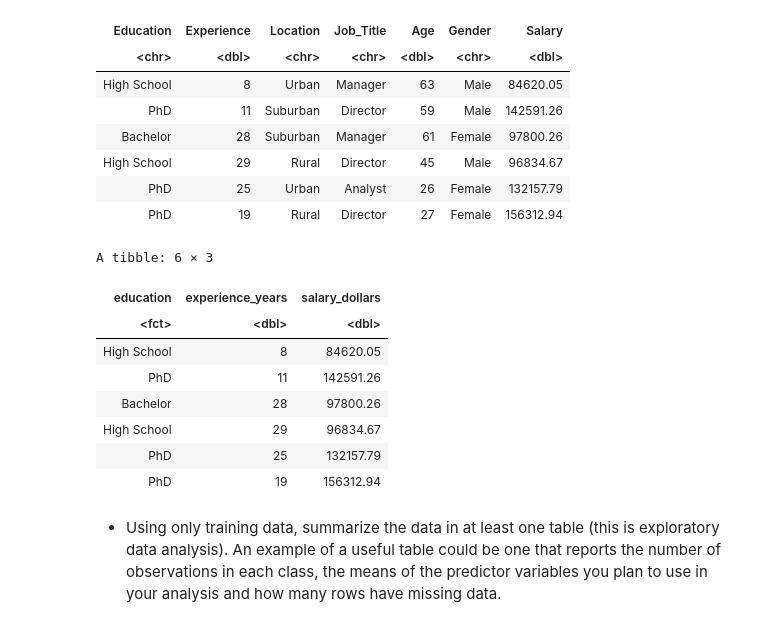
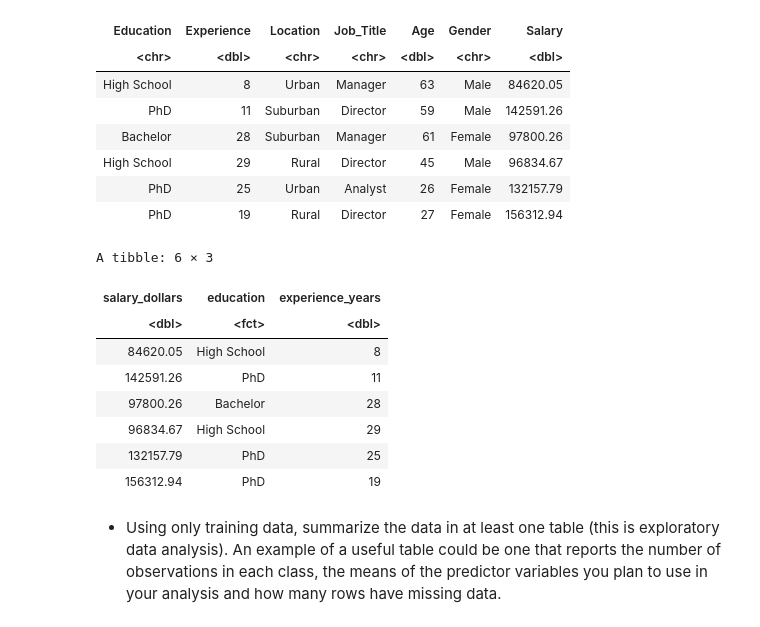
Before and after one commit to WhenLifeHandsYouLemons/DSCI-Project, a Jupyter notebook: report.ipynb, the cells around one changed output. Cells and saved outputs as stored; diff of their text form; code cells hidden in the pictures.

```diff
--- a/report.ipynb
+++ b/report.ipynb
@@ -60,23 +60,23 @@ A tibble: 6 × 7
 # %%
 # Rename all the columns to include the units and be in lowercase
 # Then select the newly mutated columns only
 df_tidy <- df_untidy |>
     mutate(education = Education, experience_years = Experience, salary_dollars = Salary) |>
-    select(education, experience_years, salary_dollars) |>
+    select(salary_dollars, education, experience_years) |>
     mutate(salary_dollars = round(salary_dollars, 2)) |>
     mutate(education = as_factor(education))
 
 head(df_tidy)
 # %% [output]
 A tibble: 6 × 3
-| education | experience_years | salary_dollars |
-| <fct> | <dbl> | <dbl> |
-| High School | 8 | 84620.05 |
-| PhD | 11 | 142591.26 |
-| Bachelor | 28 | 97800.26 |
-| High School | 29 | 96834.67 |
-| PhD | 25 | 132157.79 |
-| PhD | 19 | 156312.94 |
+| salary_dollars | education | experience_years |
+| <dbl> | <fct> | <dbl> |
+| 84620.05 | High School | 8 |
+| 142591.26 | PhD | 11 |
+| 97800.26 | Bachelor | 28 |
+| 96834.67 | High School | 29 |
+| 132157.79 | PhD | 25 |
+| 156312.94 | PhD | 19 |
 # %% [markdown]
 - Using only training data, summarize the data in at least one table (this is exploratory data analysis). An example of a useful table could be one that reports the number of observations in each class, the means of the predictor variables you plan to use in your analysis and how many rows have missing data.
 # %%
```
Also changed, not shown: parts of 6 cells of this notebook.
